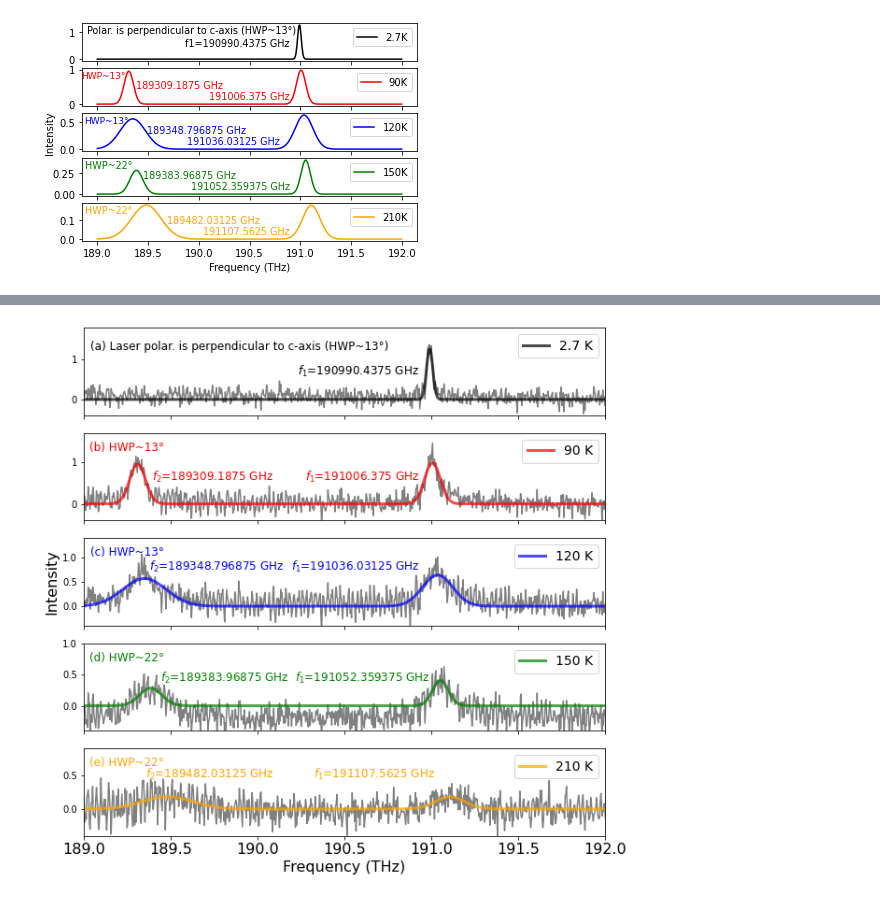
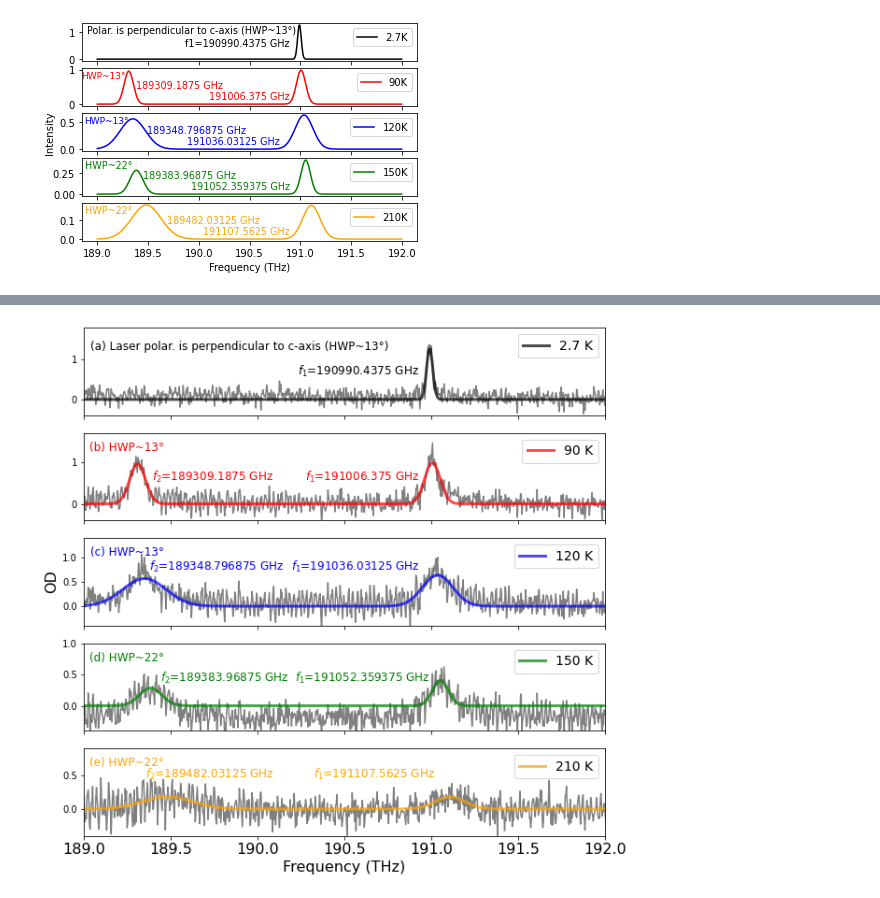
Before and after one commit to JUOM2016/Quick_cal_and_plotting, a Jupyter notebook: absorption_white_light_OD_perpendicular.ipynb, the cells around one changed output, grey strips where cells are left out. Drawn from its saved outputs; the diff is of its cells as text; code cells hidden in the pictures.

```diff
--- a/absorption_white_light_OD_perpendicular.ipynb
+++ b/absorption_white_light_OD_perpendicular.ipynb
@@ -408,7 +420,7 @@ axs[3].legend(fontsize=14)
 axs[4].legend(fontsize=14)
 
 axs[4].set_xlabel('Frequency (THz)',fontsize=16)
-axs[2].set_ylabel('Intensity',fontsize=16)
+axs[2].set_ylabel('OD',fontsize=16)
 
 
 axs[0].annotate('(a) Laser polar. is perpendicular to c-axis (HWP~13\N{DEGREE SIGN})',
@@ -470,31 +482,31 @@ axs[3].annotate(("$f_{2}$"+ "=" +"{} GHz".format(np.float32(f0_1[3]*1000))),
             xytext=(-20, 20), textcoords='offset pixels',
             horizontalalignment='right',
             verticalalignment='bottom',color='g',fontsize=12)
 
 axs[3].annotate(("$f_{1}$"+ "=" +"{} GHz".format(np.float32(f0_2[3]*1000))),
             xy=(0.7, 0.3), xycoords='axes fraction',
             xytext=(-20, 20), textcoords='offset pixels',
             horizontalalignment='right',
             verticalalignment='bottom',color='g',fontsize=12)
 
 axs[4].annotate('(e) HWP~22\N{DEGREE SIGN}',
             xy=(0.19, 0.55), xycoords='axes fraction',
             xytext=(-20, 20), textcoords='offset pixels',
             horizontalalignment='right',
             verticalalignment='bottom',color='orange',fontsize=12)
 
 axs[4].annotate(("$f_{2}$"+ "=" +"{} GHz".format(np.float32(f0_1[4]*1000))),
             xy=(0.4, 0.4), xycoords='axes fraction',
             xytext=(-20, 20), textcoords='offset pixels',
             horizontalalignment='right',
             verticalalignment='bottom',color='orange',fontsize=12)
 
 axs[4].annotate(("$f_{1}$"+ "=" +"{} GHz".format(np.float32(f0_2[4]*1000))),
             xy=(0.71, 0.4), xycoords='axes fraction',
             xytext=(-20, 20), textcoords='offset pixels',
             horizontalalignment='right',
             verticalalignment='bottom',color='orange',fontsize=12)
 
 fig.patch.set_facecolor('white')
 # %% [output]
-[figure, old version]
+[figure, new version]
```
Also changed, not shown: parts of 1 cell of this notebook, 1 other file.
